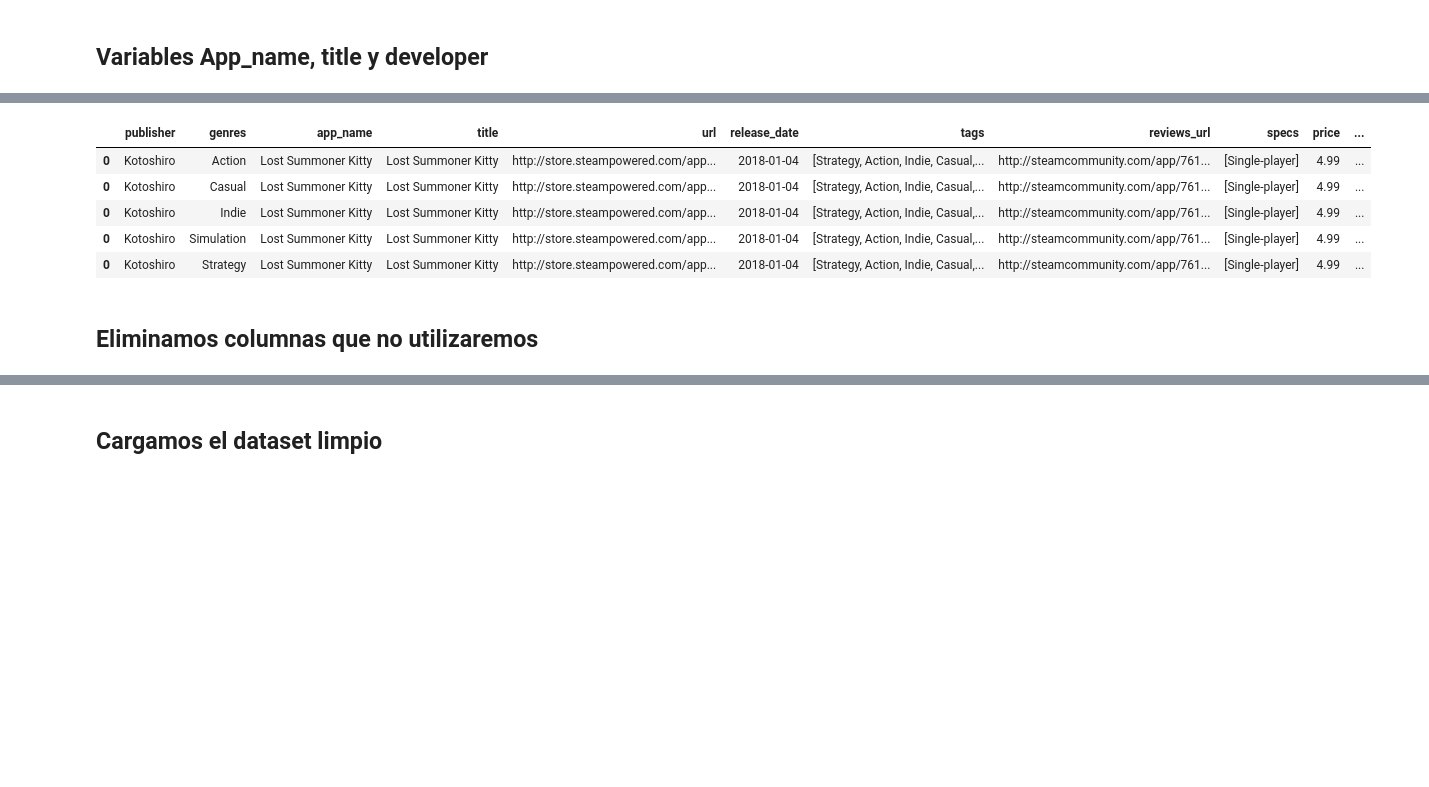
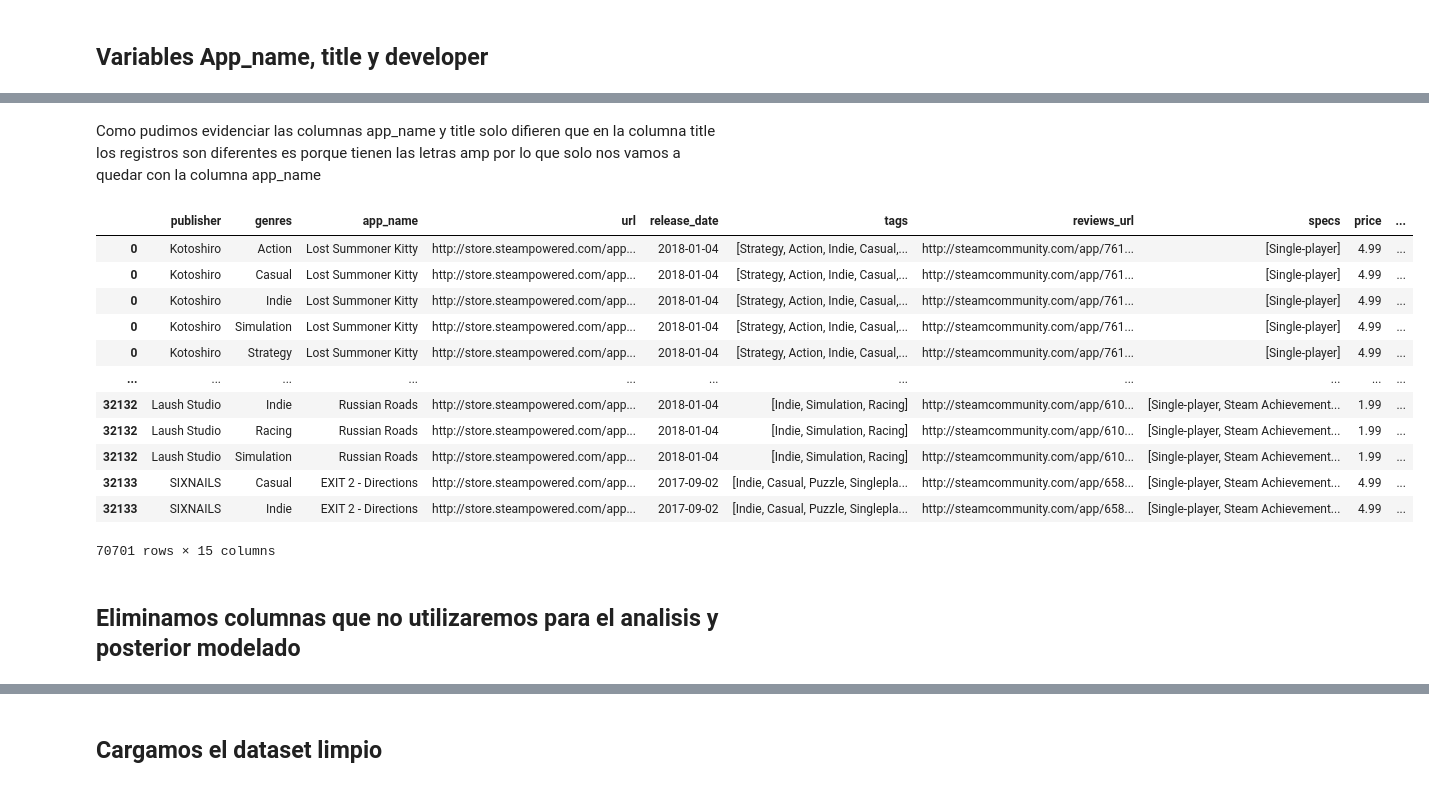
Before and after one commit to ASGuzman/PI_MLOps_Steam, a Jupyter notebook: 01_ETL_Output.ipynb, the cells around one changed output, grey strips where cells are left out. Drawn from its saved outputs; the diff is of its cells as text; code cells hidden in the pictures; blank space fills up the shorter version.

```diff
--- a/01_ETL_Output.ipynb
+++ b/01_ETL_Output.ipynb
@@ -289,0 +306,4 @@ df_output[columnas_a_llenar] = df_output[columnas_a_llenar].fillna("Sin datos")
+# %%
+df_output['son_iguales'] = df_output['app_name'] == df_output['title']
+filas_no_iguales = df_output[df_output['son_iguales'] == False]
+filas_no_iguales
@@ -290,14 +344,25 @@ df_output[columnas_a_llenar] = df_output[columnas_a_llenar].fillna("Sin datos")
+# %% [markdown]
+Como pudimos evidenciar las columnas app_name y title solo difieren que en la columna title los registros son diferentes es porque tienen las letras amp por lo que solo nos vamos a quedar con la columna app_name
+# %%
+df_output.drop(columns=["title"],axis=1,inplace=True)
 # %%
-df_output.head()
+df_output
 # %% [output]
-|  | publisher | genres | app_name | title | url | release_date | tags | reviews_url | specs | price | ... |
-| 0 | Kotoshiro | Action | Lost Summoner Kitty | Lost Summoner Kitty | http://store.steampowered.com/app... | 2018-01-04 | [Strategy, Action, Indie, Casual,... | http://steamcommunity.com/app/761... | [Single-player] | 4.99 | ... |
-| 0 | Kotoshiro | Casual | Lost Summoner Kitty | Lost Summoner Kitty | http://store.steampowered.com/app... | 2018-01-04 | [Strategy, Action, Indie, Casual,... | http://steamcommunity.com/app/761... | [Single-player] | 4.99 | ... |
-| 0 | Kotoshiro | Indie | Lost Summoner Kitty | Lost Summoner Kitty | http://store.steampowered.com/app... | 2018-01-04 | [Strategy, Action, Indie, Casual,... | http://steamcommunity.com/app/761... | [Single-player] | 4.99 | ... |
-| 0 | Kotoshiro | Simulation | Lost Summoner Kitty | Lost Summoner Kitty | http://store.steampowered.com/app... | 2018-01-04 | [Strategy, Action, Indie, Casual,... | http://steamcommunity.com/app/761... | [Single-player] | 4.99 | ... |
-| 0 | Kotoshiro | Strategy | Lost Summoner Kitty | Lost Summoner Kitty | http://store.steampowered.com/app... | 2018-01-04 | [Strategy, Action, Indie, Casual,... | http://steamcommunity.com/app/761... | [Single-player] | 4.99 | ... |
+|  | publisher | genres | app_name | url | release_date | tags | reviews_url | specs | price | ... |
+| 0 | Kotoshiro | Action | Lost Summoner Kitty | http://store.steampowered.com/app... | 2018-01-04 | [Strategy, Action, Indie, Casual,... | http://steamcommunity.com/app/761... | [Single-player] | 4.99 | ... |
+| 0 | Kotoshiro | Casual | Lost Summoner Kitty | http://store.steampowered.com/app... | 2018-01-04 | [Strategy, Action, Indie, Casual,... | http://steamcommunity.com/app/761... | [Single-player] | 4.99 | ... |
+| 0 | Kotoshiro | Indie | Lost Summoner Kitty | http://store.steampowered.com/app... | 2018-01-04 | [Strategy, Action, Indie, Casual,... | http://steamcommunity.com/app/761... | [Single-player] | 4.99 | ... |
+| 0 | Kotoshiro | Simulation | Lost Summoner Kitty | http://store.steampowered.com/app... | 2018-01-04 | [Strategy, Action, Indie, Casual,... | http://steamcommunity.com/app/761... | [Single-player] | 4.99 | ... |
+| 0 | Kotoshiro | Strategy | Lost Summoner Kitty | http://store.steampowered.com/app... | 2018-01-04 | [Strategy, Action, Indie, Casual,... | http://steamcommunity.com/app/761... | [Single-player] | 4.99 | ... |
+| ... | ... | ... | ... | ... | ... | ... | ... | ... | ... | ... |
+| 32132 | Laush Studio | Indie | Russian Roads | http://store.steampowered.com/app... | 2018-01-04 | [Indie, Simulation, Racing] | http://steamcommunity.com/app/610... | [Single-player, Steam Achievement... | 1.99 | ... |
+| 32132 | Laush Studio | Racing | Russian Roads | http://store.steampowered.com/app... | 2018-01-04 | [Indie, Simulation, Racing] | http://steamcommunity.com/app/610... | [Single-player, Steam Achievement... | 1.99 | ... |
+| 32132 | Laush Studio | Simulation | Russian Roads | http://store.steampowered.com/app... | 2018-01-04 | [Indie, Simulation, Racing] | http://steamcommunity.com/app/610... | [Single-player, Steam Achievement... | 1.99 | ... |
+| 32133 | SIXNAILS | Casual | EXIT 2 - Directions | http://store.steampowered.com/app... | 2017-09-02 | [Indie, Casual, Puzzle, Singlepla... | http://steamcommunity.com/app/658... | [Single-player, Steam Achievement... | 4.99 | ... |
+| 32133 | SIXNAILS | Indie | EXIT 2 - Directions | http://store.steampowered.com/app... | 2017-09-02 | [Indie, Casual, Puzzle, Singlepla... | http://steamcommunity.com/app/658... | [Single-player, Steam Achievement... | 4.99 | ... |
+70701 rows × 15 columns
 # %% [markdown]
-## Eliminamos columnas que no utilizaremos
+## Eliminamos columnas que no utilizaremos para el analisis y posterior modelado
 # %%
 df_output.drop(["release_date", "price","url","publisher","reviews_url","tags"], axis=1, inplace=True)
 # %%
```
Also changed, not shown: parts of 8 cells of this notebook, 2 other files.
